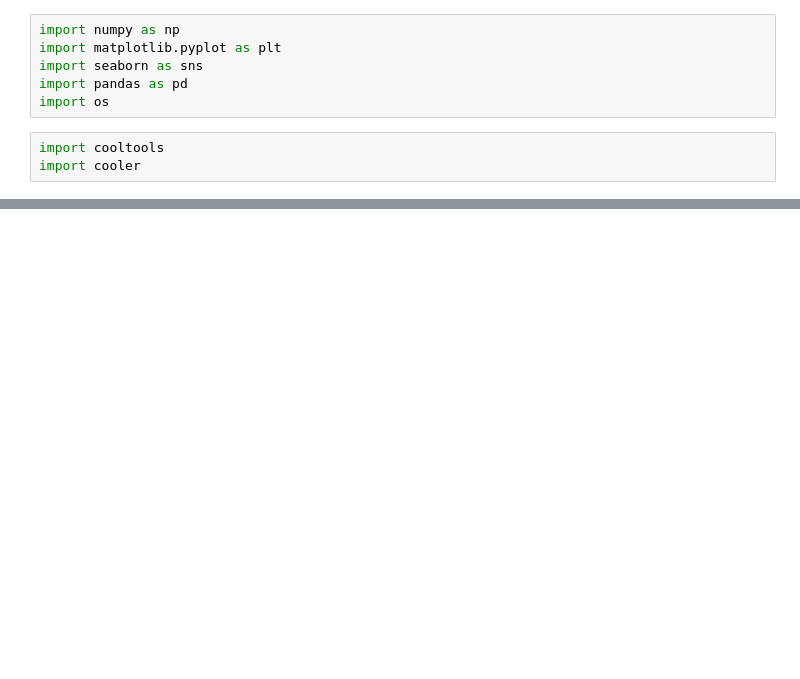
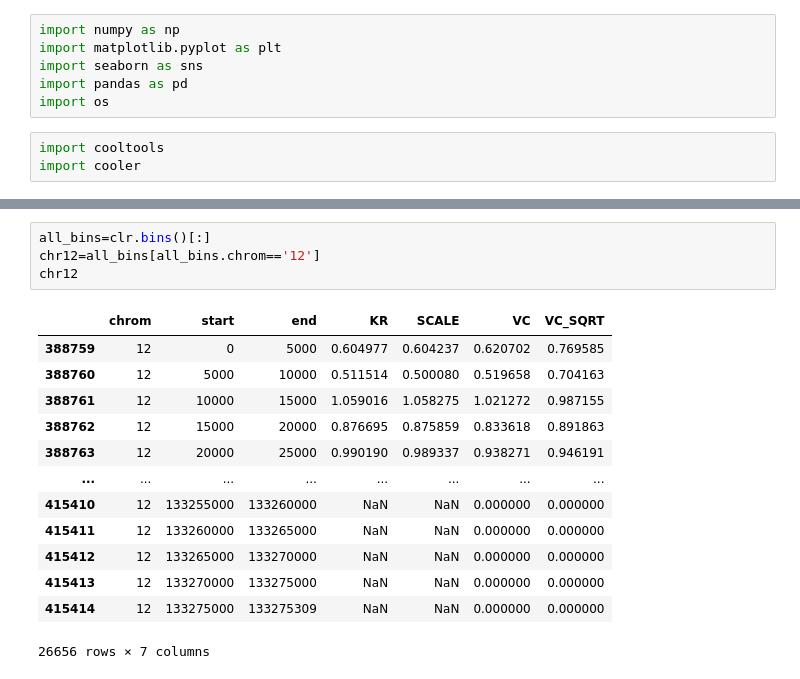
Before and after one commit to shu-z/akita_variant_scoring, a Jupyter notebook: akdemir_collab/bin/visualize_hic.ipynb, the cells around one changed output, grey strips where cells are left out. Saved outputs shown, nothing was run; the diff lists cells and outputs as text; blank space fills up the shorter version.

```diff
--- a/akdemir_collab/bin/visualize_hic.ipynb
+++ b/akdemir_collab/bin/visualize_hic.ipynb
@@ -122,0 +72,18 @@ plt.tight_layout()
+# %%
+all_bins=clr.bins()[:]
+chr12=all_bins[all_bins.chrom=='12']
+chr12
+# %% [output]
+|  | chrom | start | end | KR | SCALE | VC | VC_SQRT |
+| 388759 | 12 | 0 | 5000 | 0.604977 | 0.604237 | 0.620702 | 0.769585 |
+| 388760 | 12 | 5000 | 10000 | 0.511514 | 0.500080 | 0.519658 | 0.704163 |
+| 388761 | 12 | 10000 | 15000 | 1.059016 | 1.058275 | 1.021272 | 0.987155 |
+| 388762 | 12 | 15000 | 20000 | 0.876695 | 0.875859 | 0.833618 | 0.891863 |
+| 388763 | 12 | 20000 | 25000 | 0.990190 | 0.989337 | 0.938271 | 0.946191 |
+| ... | ... | ... | ... | ... | ... | ... | ... |
+| 415410 | 12 | 133255000 | 133260000 | NaN | NaN | 0.000000 | 0.000000 |
+| 415411 | 12 | 133260000 | 133265000 | NaN | NaN | 0.000000 | 0.000000 |
+| 415412 | 12 | 133265000 | 133270000 | NaN | NaN | 0.000000 | 0.000000 |
+| 415413 | 12 | 133270000 | 133275000 | NaN | NaN | 0.000000 | 0.000000 |
+| 415414 | 12 | 133275000 | 133275309 | NaN | NaN | 0.000000 | 0.000000 |
+26656 rows × 7 columns
```
Also changed, not shown: parts of 12 cells of this notebook, 9 other files.
